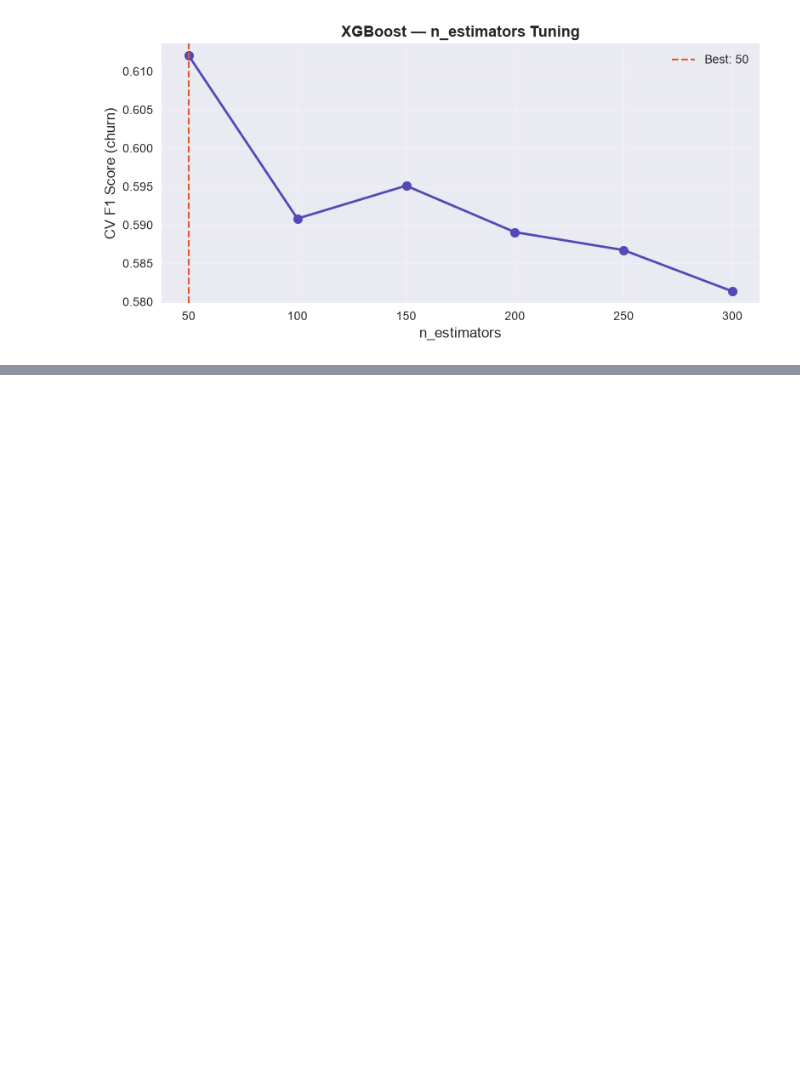
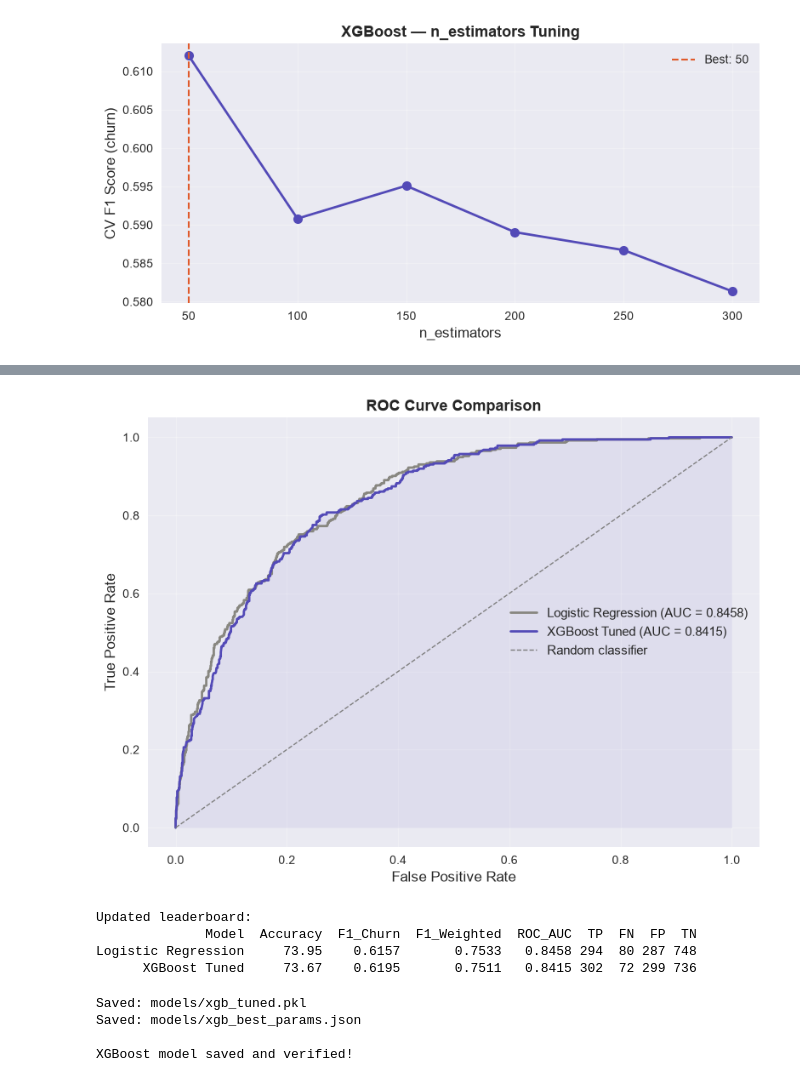
Before and after one commit to Kasak02/churn-predictor, a Jupyter notebook: 05_model_training.ipynb, the cells around one changed output, grey strips where cells are left out. Saved outputs shown, nothing was run; the diff lists cells and outputs as text; code cells hidden in the pictures; blank space fills up the shorter version.

```diff
--- a/05_model_training.ipynb
+++ b/05_model_training.ipynb
@@ -825,0 +1026,73 @@ Best n_estimators: 50 (CV F1: 0.6120)
+# %%
+#  ROC curves comparison
+lr_model = joblib.load('models/lr_baseline.pkl')
+y_pred_lr_prob = lr_model.predict_proba(X_test_proc)[:, 1]
+
+fpr_lr,  tpr_lr,  _ = roc_curve(y_test, y_pred_lr_prob)
+fpr_xgb, tpr_xgb, _ = roc_curve(y_test, y_pred_tuned_prob)
+
+fig, ax = plt.subplots(figsize=(8, 6))
+ax.plot(fpr_lr,  tpr_lr,  color='#888780', linewidth=2,
+        label=f'Logistic Regression (AUC = {lr_roc:.4f})')
+ax.plot(fpr_xgb, tpr_xgb, color='#534AB7', linewidth=2,
+        label=f'XGBoost Tuned (AUC = {roc_t:.4f})')
+ax.plot([0,1], [0,1], color='gray', linestyle='--',
+        linewidth=1, label='Random classifier')
+ax.fill_between(fpr_xgb, tpr_xgb, alpha=0.08, color='#534AB7')
+ax.set_xlabel('False Positive Rate', fontsize=12)
+ax.set_ylabel('True Positive Rate', fontsize=12)
+ax.set_title('ROC Curve Comparison', fontweight='bold', fontsize=13)
+ax.legend(fontsize=11)
+ax.grid(True, alpha=0.3)
+plt.tight_layout()
+plt.savefig('reports/roc_comparison.png', dpi=150, bbox_inches='tight')
+plt.show()
+# %% [output]
+[figure, added]
+# %%
+# add XGBoost to results tracker
+new_row = pd.DataFrame([{
+    'Model'      : 'XGBoost Tuned',
+    'Accuracy'   : round(acc_t*100, 2),
+    'F1_Churn'   : round(f1_t, 4),
+    'F1_Weighted': round(f1w_t, 4),
+    'ROC_AUC'    : round(roc_t, 4),
+    'TP'         : int(tp),
+    'FN'         : int(fn),
+    'FP'         : int(fp),
+    'TN'         : int(tn)
+}])
+
+results_df = pd.read_csv('reports/model_results.csv')
+results_df = pd.concat([results_df, new_row], ignore_index=True)
+results_df.to_csv('reports/model_results.csv', index=False)
+
+print("Updated leaderboard:")
+print(results_df.to_string(index=False))
+# %% [output]
+Updated leaderboard:
+              Model  Accuracy  F1_Churn  F1_Weighted  ROC_AUC  TP  FN  FP  TN
+Logistic Regression     73.95    0.6157       0.7533   0.8458 294  80 287 748
+      XGBoost Tuned     73.67    0.6195       0.7511   0.8415 302  72 299 736
+# %%
+#  save tuned XGBoost model
+joblib.dump(xgb_tuned, 'models/xgb_tuned.pkl')
+print("Saved: models/xgb_tuned.pkl")
+
+# Save best params for reference
+import json
+best_params = {
+    'n_estimators'     : best_n,
+    'max_depth'        : best_depth,
+    'learning_rate'    : 0.1,
+    'scale_pos_weight' : float(scale)
+}
+with open('models/xgb_best_params.json', 'w') as f:
+    json.dump(best_params, f, indent=2)
+print("Saved: models/xgb_best_params.json")
+print("\nXGBoost model saved and verified!")
+# %% [output]
+Saved: models/xgb_tuned.pkl
+Saved: models/xgb_best_params.json
+
+XGBoost model saved and verified!
```
Also changed, not shown: parts of 21 cells of this notebook, 7 other files.
